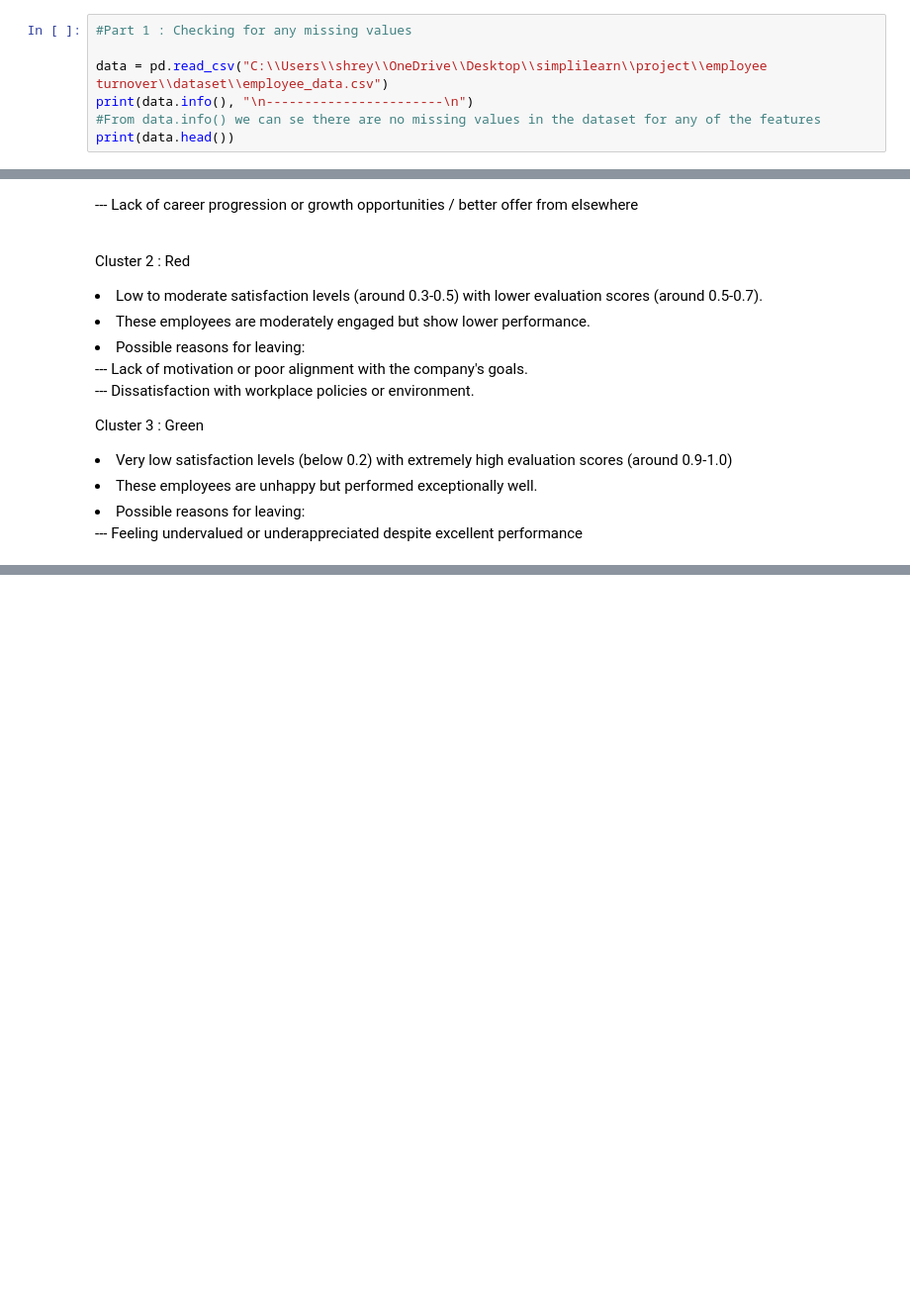
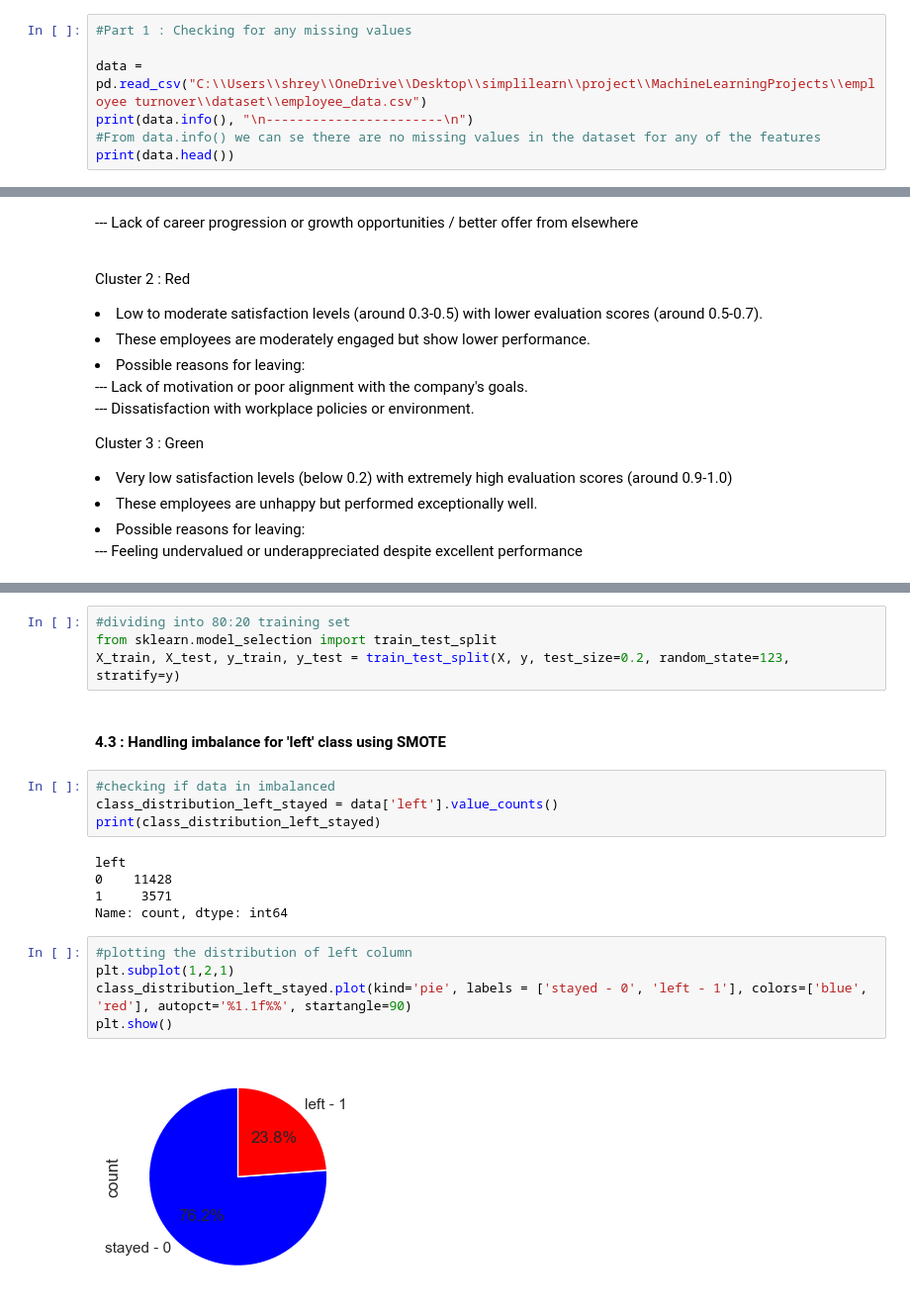
Before and after one commit to shreyanehra/MachineLearningProjects, a Jupyter notebook: employee turnover/project1.ipynb, the cells around one changed output, grey strips where cells are left out. Shown at 99% size. Cells and saved outputs as stored; diff of their text form; blank space fills up the shorter version.

```diff
--- a/employee turnover/project1.ipynb
+++ b/employee turnover/project1.ipynb
@@ -6,7 +6,7 @@ import seaborn as sns
 # %%
 #Part 1 : Checking for any missing values
 
-data = pd.read_csv("C:\\Users\\shrey\\OneDrive\\Desktop\\simplilearn\\project\\employee turnover\\dataset\\employee_data.csv")
+data = pd.read_csv("C:\\Users\\shrey\\OneDrive\\Desktop\\simplilearn\\project\\MachineLearningProjects\\employee turnover\\dataset\\employee_data.csv")
 print(data.info(), "\n-----------------------\n")
 #From data.info() we can se there are no missing values in the dataset for any of the features
 print(data.head())
@@ -183,0 +204,22 @@ Cluster 3 : Green <br>
+# %%
+#dividing into 80:20 training set
+from sklearn.model_selection import train_test_split
+X_train, X_test, y_train, y_test = train_test_split(X, y, test_size=0.2, random_state=123, stratify=y)
+# %% [markdown]
+<h4>4.3 : Handling imbalance for 'left' class using SMOTE</h4>
+# %%
+#checking if data in imbalanced
+class_distribution_left_stayed = data['left'].value_counts()
+print(class_distribution_left_stayed)
+# %% [output]
+left
+0    11428
+1     3571
+Name: count, dtype: int64
+# %%
+#plotting the distribution of left column
+plt.subplot(1,2,1)
+class_distribution_left_stayed.plot(kind='pie', labels = ['stayed - 0', 'left - 1'], colors=['blue', 'red'], autopct='%1.1f%%', startangle=90)
+plt.show()
+# %% [output]
+[figure, added]
```
Also changed, not shown: parts of 18 cells of this notebook, 1 other file.
